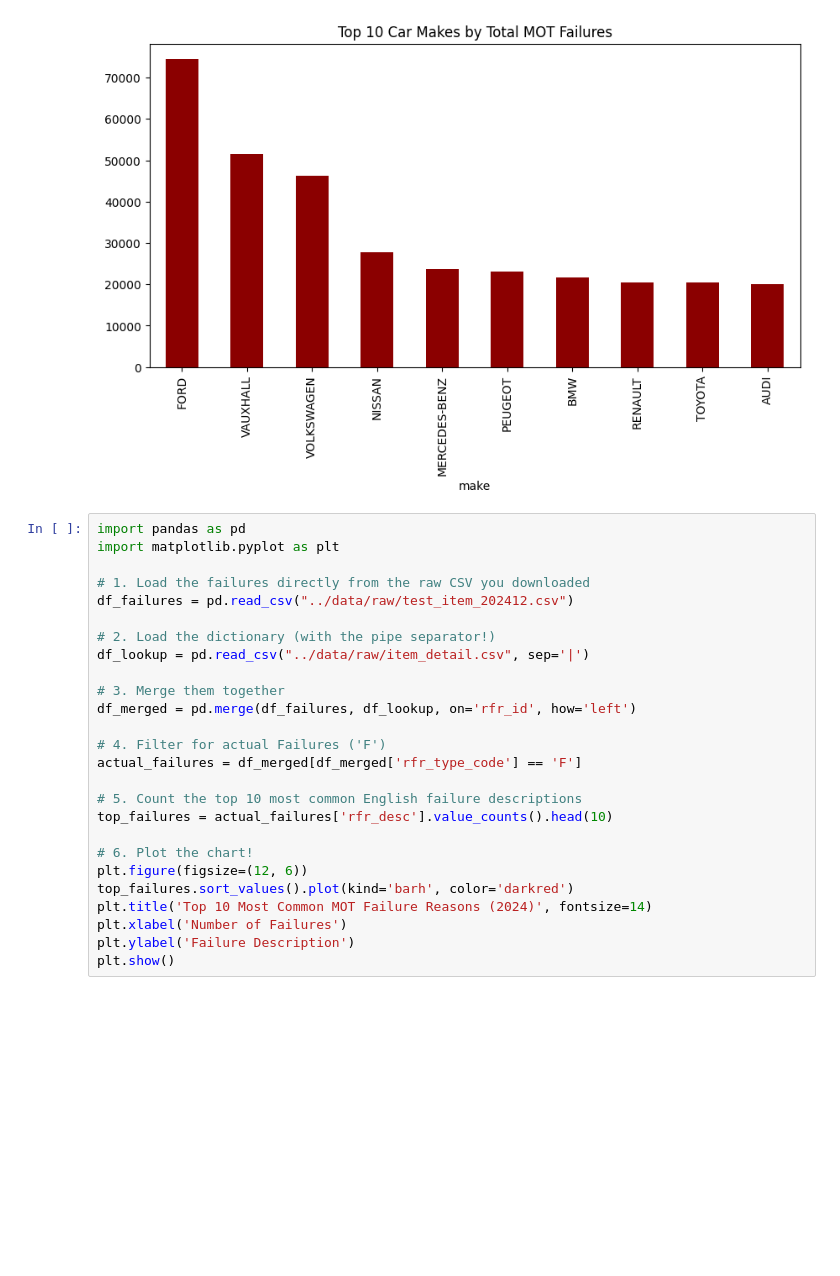
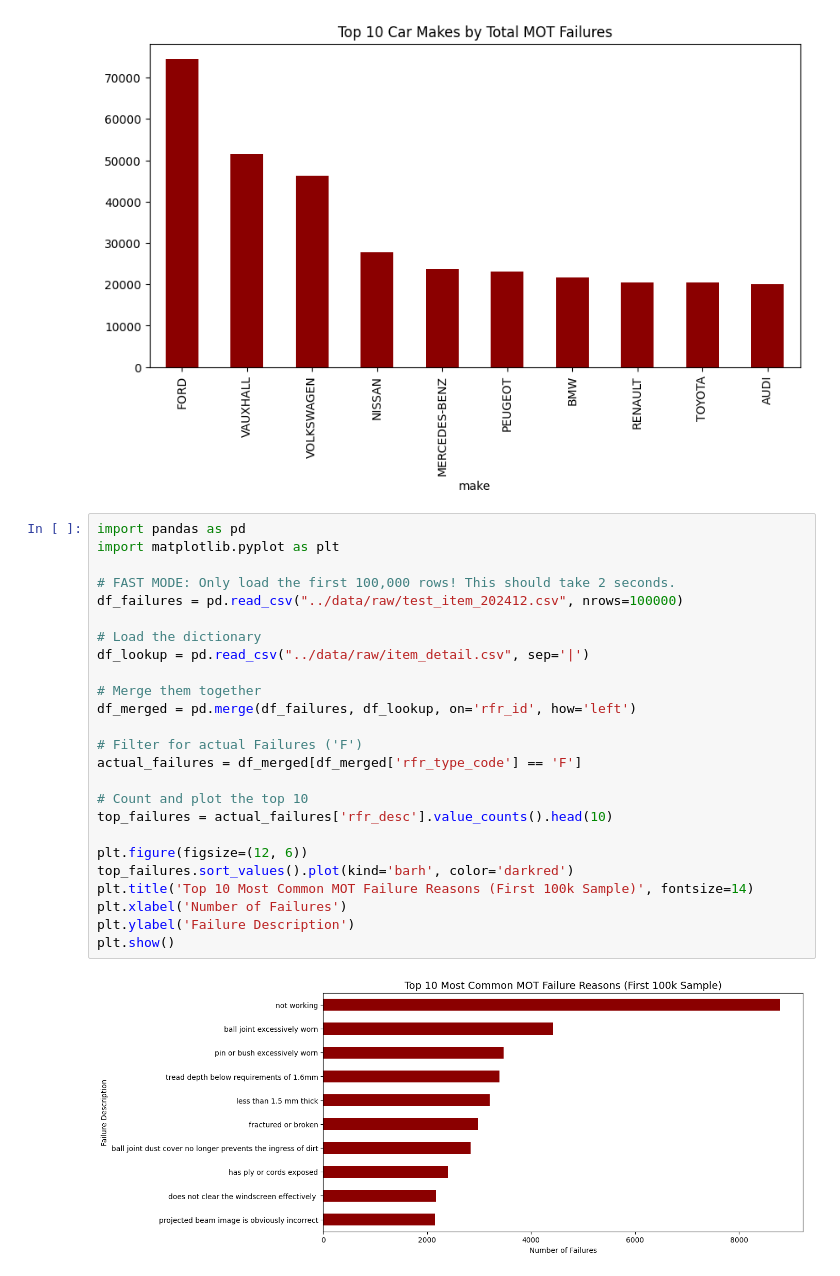
Before and after one commit to blacksimp/Vehicle-Health-Report, a Jupyter notebook: notebooks/01_data_inspection.ipynb, the cells around one changed output. Cells and saved outputs as stored; diff of their text form; blank space fills up the shorter version.

```diff
--- a/notebooks/01_data_inspection.ipynb
+++ b/notebooks/01_data_inspection.ipynb
@@ -27,29 +27,30 @@ failed_cars['make'].value_counts().head(10).plot(
 # %% [output]
 <Axes: title={'center': 'Top 10 Car Makes by Total MOT Failures'}, xlabel='make'>
 [figure]
-# %%
-import pandas as pd
-import matplotlib.pyplot as plt
-
-# 1. Load the failures directly from the raw CSV you downloaded
-df_failures = pd.read_csv("../data/raw/test_item_202412.csv")
-
-# 2. Load the dictionary (with the pipe separator!)
-df_lookup = pd.read_csv("../data/raw/item_detail.csv", sep='|')
-
-# 3. Merge them together
-df_merged = pd.merge(df_failures, df_lookup, on='rfr_id', how='left')
-
-# 4. Filter for actual Failures ('F')
-actual_failures = df_merged[df_merged['rfr_type_code'] == 'F']
-
-# 5. Count the top 10 most common English failure descriptions
-top_failures = actual_failures['rfr_desc'].value_counts().head(10)
-
-# 6. Plot the chart!
-plt.figure(figsize=(12, 6))
-top_failures.sort_values().plot(kind='barh', color='darkred')
-plt.title('Top 10 Most Common MOT Failure Reasons (2024)', fontsize=14)
-plt.xlabel('Number of Failures')
-plt.ylabel('Failure Description')
-plt.show()
+# %%
+import pandas as pd
+import matplotlib.pyplot as plt
+
+# FAST MODE: Only load the first 100,000 rows! This should take 2 seconds.
+df_failures = pd.read_csv("../data/raw/test_item_202412.csv", nrows=100000)
+
+# Load the dictionary
+df_lookup = pd.read_csv("../data/raw/item_detail.csv", sep='|')
+
+# Merge them together
+df_merged = pd.merge(df_failures, df_lookup, on='rfr_id', how='left')
+
+# Filter for actual Failures ('F')
+actual_failures = df_merged[df_merged['rfr_type_code'] == 'F']
+
+# Count and plot the top 10
+top_failures = actual_failures['rfr_desc'].value_counts().head(10)
+
+plt.figure(figsize=(12, 6))
+top_failures.sort_values().plot(kind='barh', color='darkred')
+plt.title('Top 10 Most Common MOT Failure Reasons (First 100k Sample)', fontsize=14)
+plt.xlabel('Number of Failures')
+plt.ylabel('Failure Description')
+plt.show()
+# %% [output]
+[figure, added]
```
